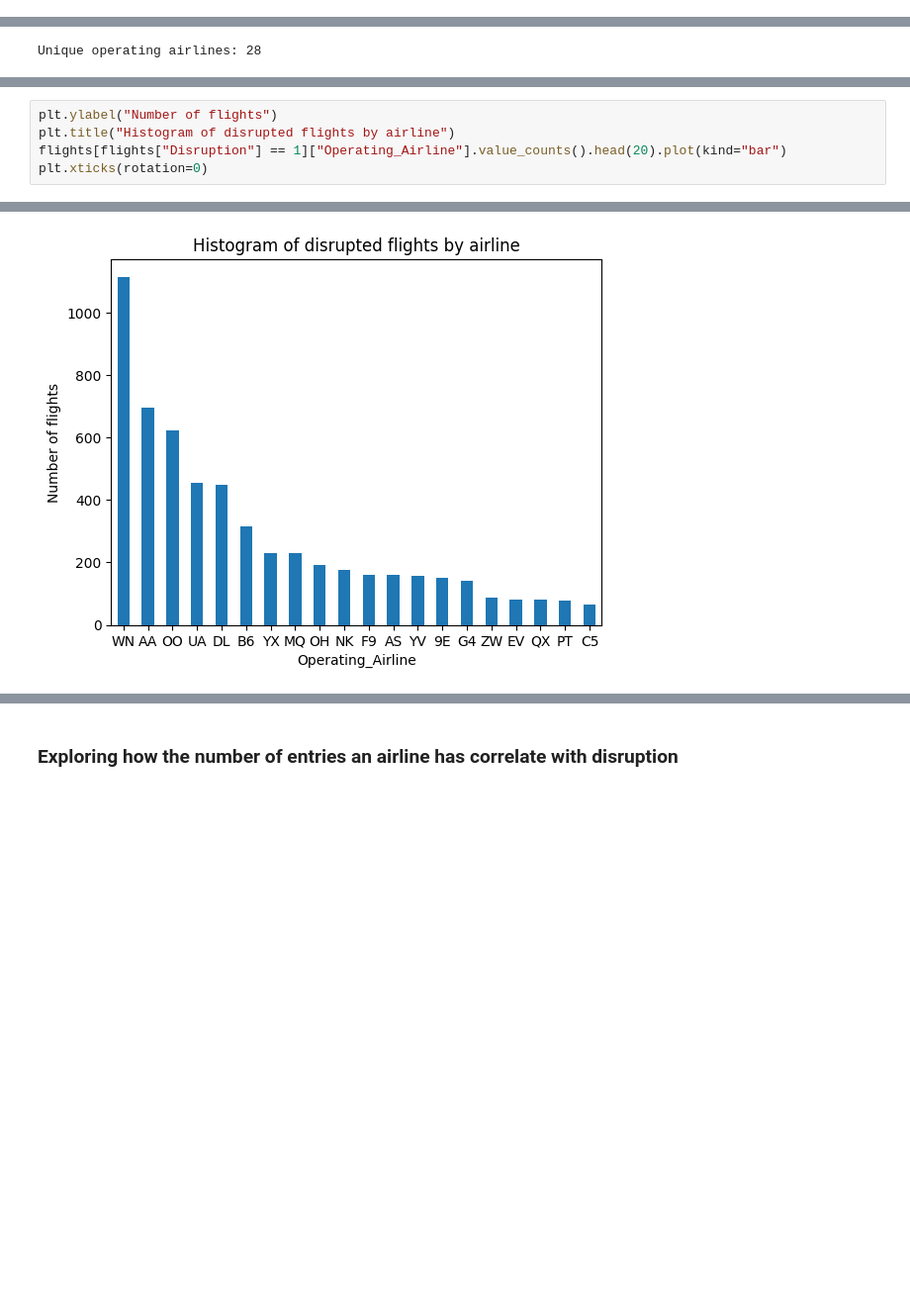
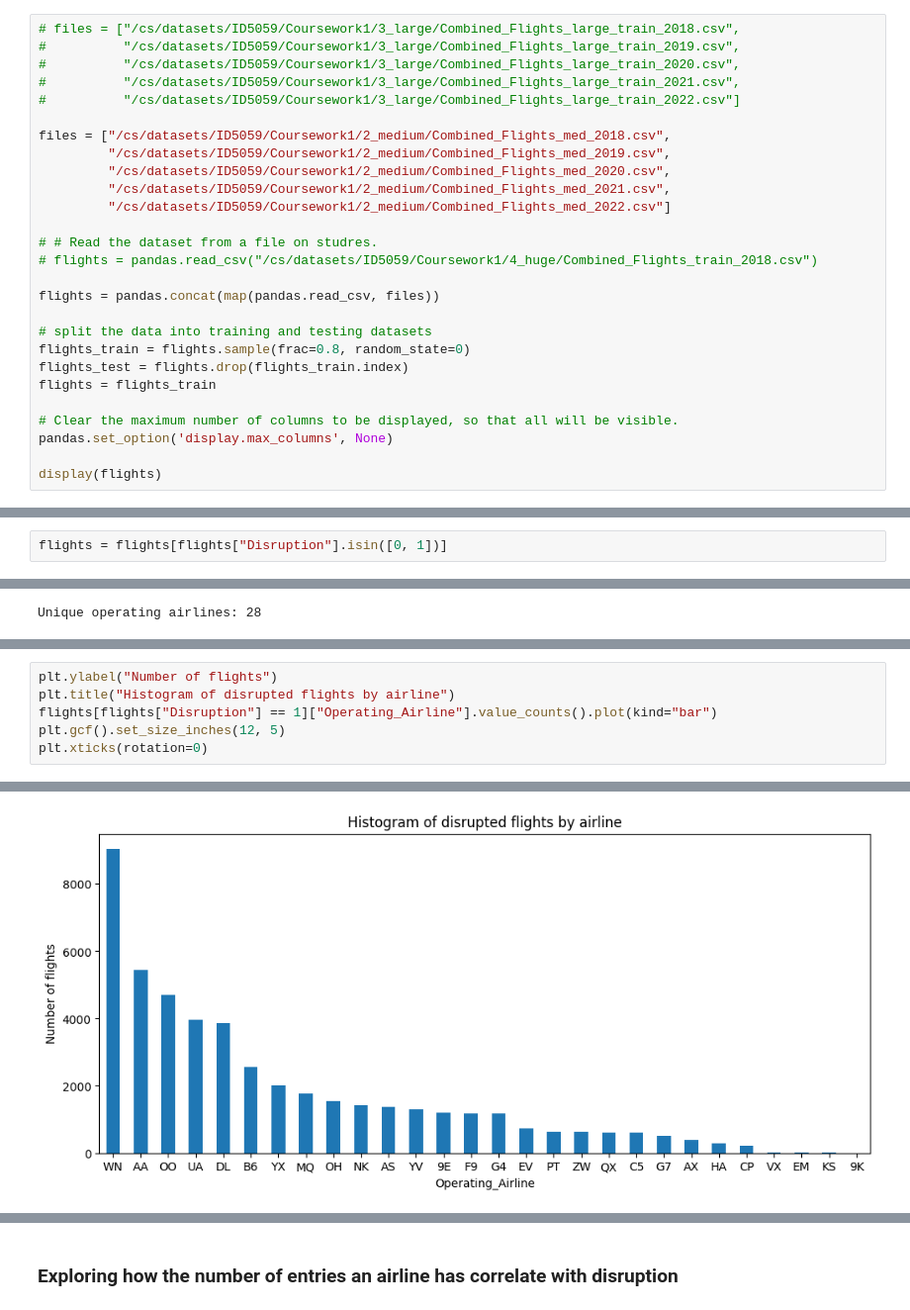
Before and after one commit to ejml1/Flight-Distruption-Predictor, a Jupyter notebook: Getting_Started.ipynb, the cells around one changed output, grey strips where cells are left out. Shown at 99% size. Drawn from its saved outputs; the diff is of its cells as text; blank space fills up the shorter version.

Commit message:
Data cleaning & Preperation Start

```diff
--- a/Getting_Started.ipynb
+++ b/Getting_Started.ipynb
@@ -68,0 +55,27 @@ display(flights)
+# %%
+# files = ["/cs/datasets/ID5059/Coursework1/3_large/Combined_Flights_large_train_2018.csv",
+#          "/cs/datasets/ID5059/Coursework1/3_large/Combined_Flights_large_train_2019.csv",
+#          "/cs/datasets/ID5059/Coursework1/3_large/Combined_Flights_large_train_2020.csv",
+#          "/cs/datasets/ID5059/Coursework1/3_large/Combined_Flights_large_train_2021.csv",
+#          "/cs/datasets/ID5059/Coursework1/3_large/Combined_Flights_large_train_2022.csv"]
+
+files = ["/cs/datasets/ID5059/Coursework1/2_medium/Combined_Flights_med_2018.csv",
+         "/cs/datasets/ID5059/Coursework1/2_medium/Combined_Flights_med_2019.csv",
+         "/cs/datasets/ID5059/Coursework1/2_medium/Combined_Flights_med_2020.csv",
+         "/cs/datasets/ID5059/Coursework1/2_medium/Combined_Flights_med_2021.csv",
+         "/cs/datasets/ID5059/Coursework1/2_medium/Combined_Flights_med_2022.csv"]
+
+# # Read the dataset from a file on studres.
+# flights = pandas.read_csv("/cs/datasets/ID5059/Coursework1/4_huge/Combined_Flights_train_2018.csv")
+
+flights = pandas.concat(map(pandas.read_csv, files))
+
+# split the data into training and testing datasets
+flights_train = flights.sample(frac=0.8, random_state=0)
+flights_test = flights.drop(flights_train.index)
+flights = flights_train
+
+# Clear the maximum number of columns to be displayed, so that all will be visible.
+pandas.set_option('display.max_columns', None)
+
+display(flights)
@@ -122,3 +154,5 @@ Disruption:  2
+# %%
+flights = flights[flights["Disruption"].isin([0, 1])]
 # %%
 # Convert the Disruption column to boolean.
 flights["Disruption"] = flights["Disruption"].astype(int).astype(bool)
@@ -389,7 +471,8 @@ Unique operating airlines: 28
 # %%
 plt.ylabel("Number of flights")
 plt.title("Histogram of disrupted flights by airline")
-flights[flights["Disruption"] == 1]["Operating_Airline"].value_counts().head(20).plot(kind="bar")
+flights[flights["Disruption"] == 1]["Operating_Airline"].value_counts().plot(kind="bar")
+plt.gcf().set_size_inches(12, 5)
 plt.xticks(rotation=0)
 # %% [output]
 (array([ 0,  1,  2,  3,  4,  5,  6,  7,  8,  9, 10, 11, 12, 13, 14, 15, 16,
@@ -412,4 +495,4 @@ plt.xticks(rotation=0)
-[figure, old version]
+[figure, new version]
 # %%
 plt.ylabel("Percentage of disrupted flights")
 plt.title("Percentage of disrupted flights by airline")
```
Also changed, not shown: parts of 91 cells of this notebook.
